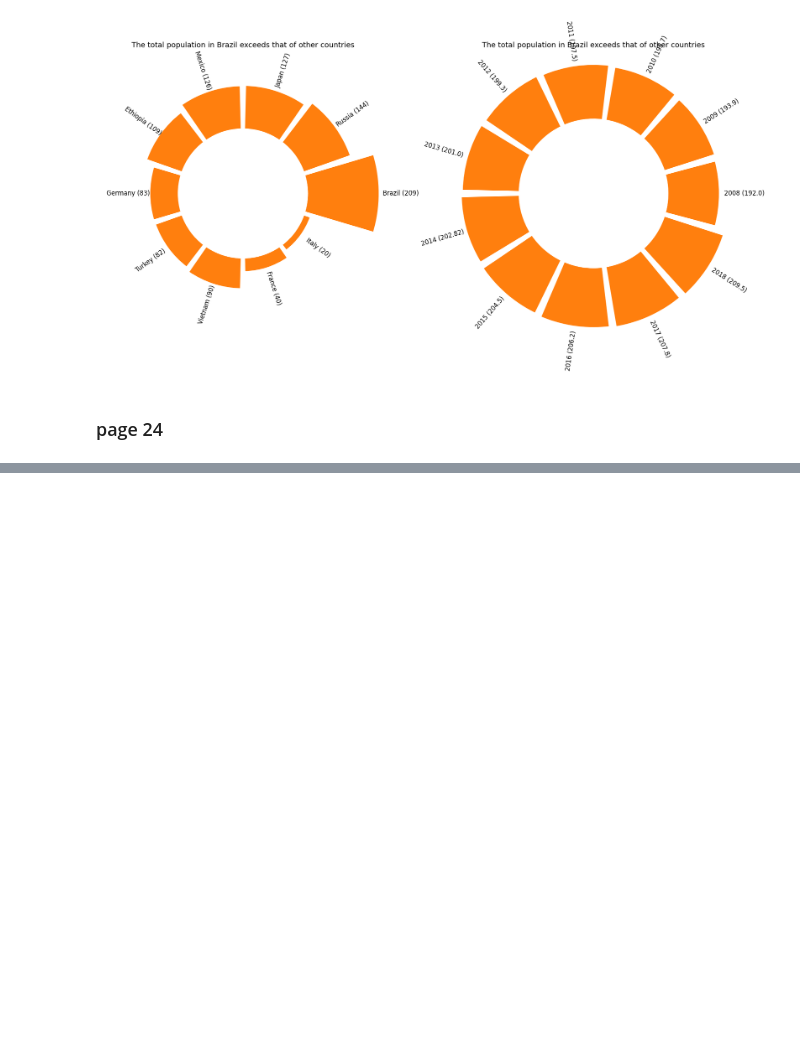
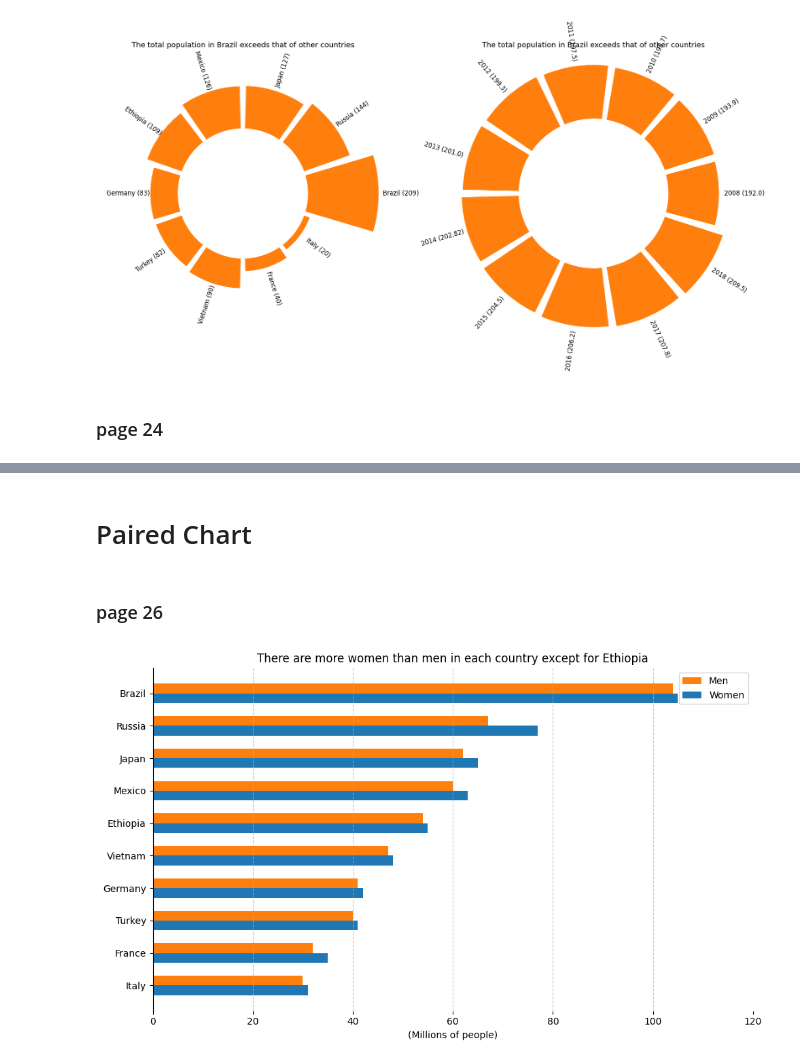
Before and after one commit to Aashish-Raghav/Data-Visualization---Multiple-Plots, a Jupyter notebook: IIT2022010.ipynb, the cells around one changed output, grey strips where cells are left out. Saved outputs shown, nothing was run; the diff lists cells and outputs as text; code cells hidden in the pictures; blank space fills up the shorter version.

```diff
--- a/IIT2022010.ipynb
+++ b/IIT2022010.ipynb
@@ -761,0 +762,51 @@ plt.show()
+# %% [markdown]
+# Paired Chart
+# %% [markdown]
+### page 26
+# %%
+df = pd.read_csv('/content/Gender_population_different_countries.csv')
+# Plotting the graph
+countries = df['Country']
+men = df['Men']
+women = df['Women']
+
+# Create the figure and axes
+fig, ax = plt.subplots(figsize=(10, 6))
+
+# Set the width of the bars
+bar_width = 0.3
+
+# Calculate the positions for the bars
+r1 = np.arange(len(countries))
+r2 = [x + bar_width for x in r1]
+
+# Create the bars
+ax.barh(r1, men, height=bar_width, color='tab:orange', label='Men')
+ax.barh(r2, women, height=bar_width, color='tab:blue', label='Women')
+
+# Set the y-ticks and labels
+ax.set_yticks([r + bar_width/2 for r in range(len(countries))])
+ax.set_yticklabels(countries)
+
+# Set the x-axis limits and label
+ax.set_xlim(0, 120)
+ax.set_xlabel('(Millions of people)')
+
+# Add gridlines
+ax.grid(axis='x', linestyle='--', alpha=0.7)
+
+# Add title and legend
+ax.set_title('There are more women than men in each country except for Ethiopia')
+ax.legend()
+
+# Invert the y-axis to show the highest population at the top
+ax.invert_yaxis()
+
+for pos in ['right','top','bottom']:
+  ax.spines[pos].set_visible(False)  # Hide the outer circle
+
+# Show the plot
+plt.tight_layout()
+plt.show()
+# %% [output]
+[figure, added]
```
Also changed, not shown: parts of 5 cells of this notebook, 3 other files.
